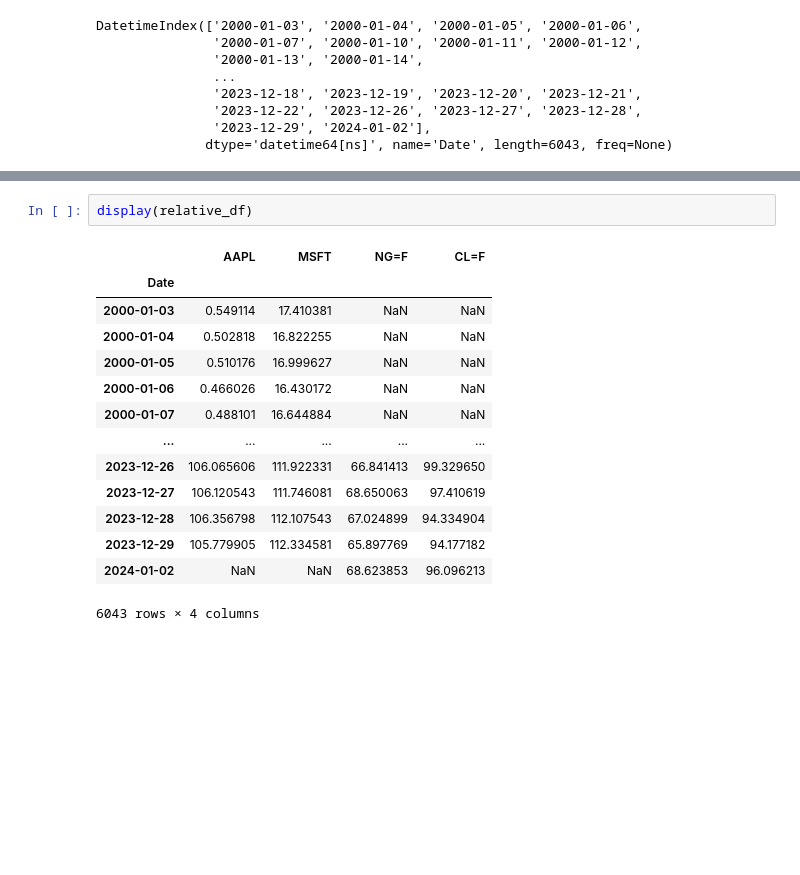
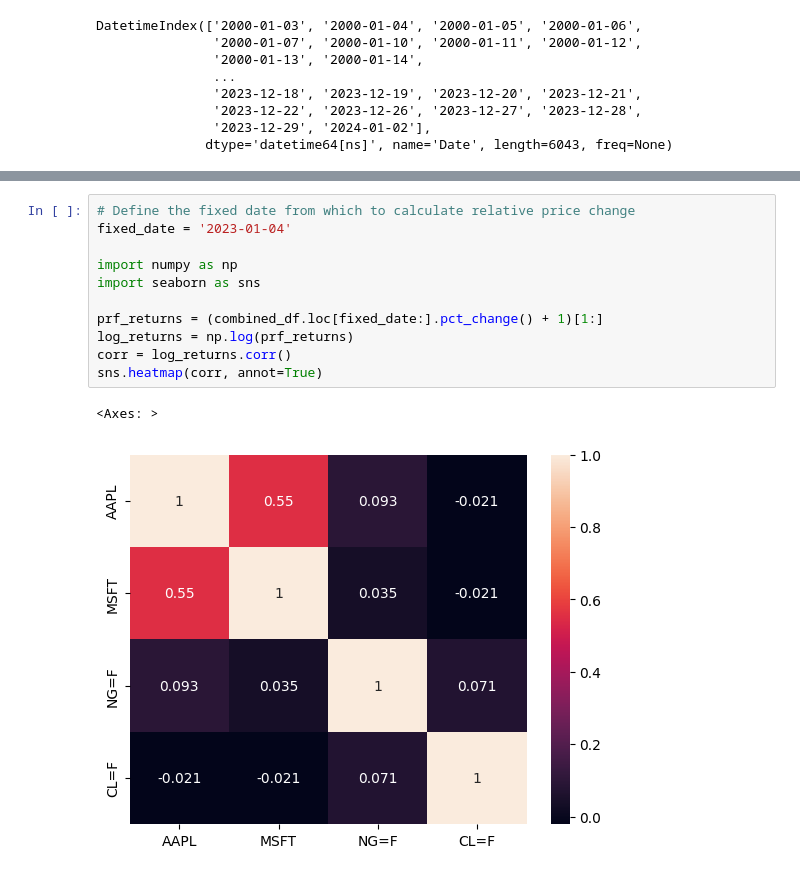
Before and after one commit to pkondacs/marketdata, a Jupyter notebook: Asset_Portfolio_by_using_yfinance_tickers.ipynb, the cells around one changed output, grey strips where cells are left out. Saved outputs shown, nothing was run; the diff lists cells and outputs as text; blank space fills up the shorter version.

```diff
--- a/Asset_Portfolio_by_using_yfinance_tickers.ipynb
+++ b/Asset_Portfolio_by_using_yfinance_tickers.ipynb
@@ -110,17 +101,14 @@ plt.show()
-# %%
-display(relative_df)
-# %% [output]
-|  | AAPL | MSFT | NG=F | CL=F |
-| Date |  |  |  |  |
-| 2000-01-03 | 0.549114 | 17.410381 | NaN | NaN |
-| 2000-01-04 | 0.502818 | 16.822255 | NaN | NaN |
-| 2000-01-05 | 0.510176 | 16.999627 | NaN | NaN |
-| 2000-01-06 | 0.466026 | 16.430172 | NaN | NaN |
-| 2000-01-07 | 0.488101 | 16.644884 | NaN | NaN |
-| ... | ... | ... | ... | ... |
-| 2023-12-26 | 106.065606 | 111.922331 | 66.841413 | 99.329650 |
-| 2023-12-27 | 106.120543 | 111.746081 | 68.650063 | 97.410619 |
-| 2023-12-28 | 106.356798 | 112.107543 | 67.024899 | 94.334904 |
-| 2023-12-29 | 105.779905 | 112.334581 | 65.897769 | 94.177182 |
-| 2024-01-02 | NaN | NaN | 68.623853 | 96.096213 |
-6043 rows × 4 columns
+# %%
+# Define the fixed date from which to calculate relative price change
+fixed_date = '2023-01-04'
+
+import numpy as np
+import seaborn as sns
+
+prf_returns = (combined_df.loc[fixed_date:].pct_change() + 1)[1:]
+log_returns = np.log(prf_returns)
+corr = log_returns.corr()
+sns.heatmap(corr, annot=True)
+# %% [output]
+<Axes: >
+[figure, added]
```
Also changed, not shown: parts of 5 cells of this notebook.
